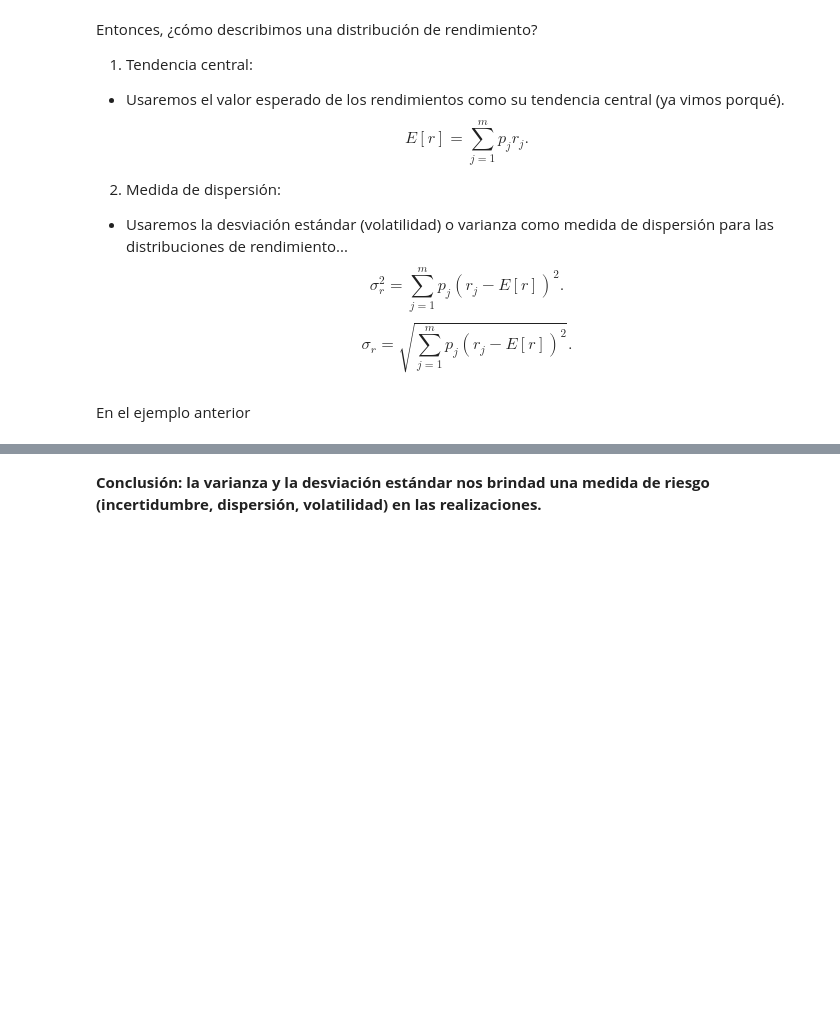
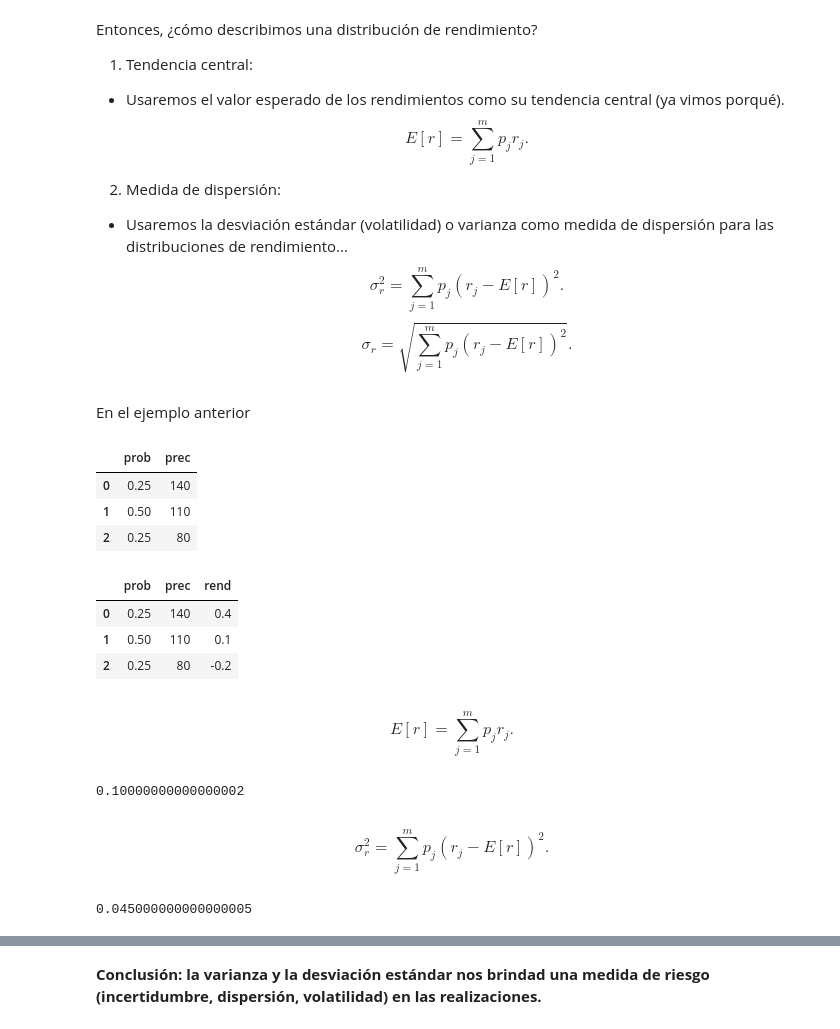
Before and after one commit to Luis168735/porinvp2022, a Jupyter notebook: Modulo1/Clase3_RentRiesgo.ipynb, the cells around one changed output, grey strips where cells are left out. Cells and saved outputs as stored; diff of their text form; code cells hidden in the pictures; blank space fills up the shorter version.

```diff
--- a/Modulo1/Clase3_RentRiesgo.ipynb
+++ b/Modulo1/Clase3_RentRiesgo.ipynb
@@ -303,2 +307,29 @@ En el ejemplo anterior
+# %%
+# Creamos tabla
+tabla3 = pd.DataFrame(
+    data={"prob": [0.25, 0.50, 0.25],
+          "prec": [140, 110, 80]}
+)
+tabla3
+# %% [output]
+|  | prob | prec |
+| 0 | 0.25 | 140 |
+| 1 | 0.50 | 110 |
+| 2 | 0.25 | 80 |
+# %%
+p0 = 100
+tabla3["rend"] = (tabla3["prec"] - p0) / p0
+tabla3
+# %% [output]
+|  | prob | prec | rend |
+| 0 | 0.25 | 140 | 0.4 |
+| 1 | 0.50 | 110 | 0.1 |
+| 2 | 0.25 | 80 | -0.2 |
+# %% [markdown]
+$$E[r]=\sum_{j=1}^{m}p_jr_j.$$
 # %%
 # Calculamos rendimiento esperado
+er = (tabla3["prob"] * tabla3["rend"]).sum()
+er
+# %% [output]
+0.10000000000000002
@@ -306,0 +336,8 @@ En el ejemplo anterior
+# %% [markdown]
+$$\sigma_r^2=\sum_{j=1}^{m} p_j(r_j-E[r])^2.$$
+# %%
+# Calculamos varianza
+sr2 = (tabla3["prob"] * (tabla3["rend"] - er)**2).sum()
+sr2
+# %% [output]
+0.045000000000000005
```
Also changed, not shown: parts of 7 cells of this notebook, 4 other files.
